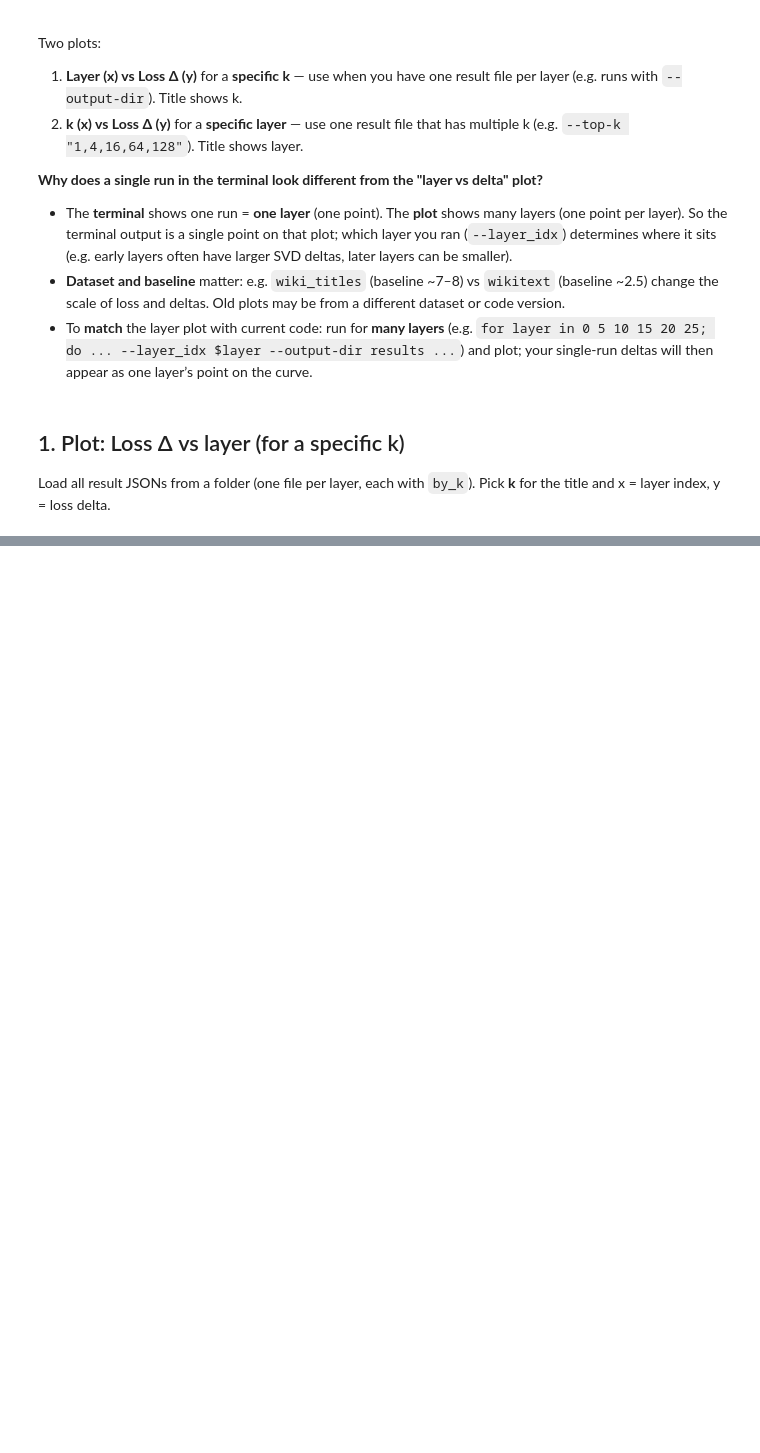
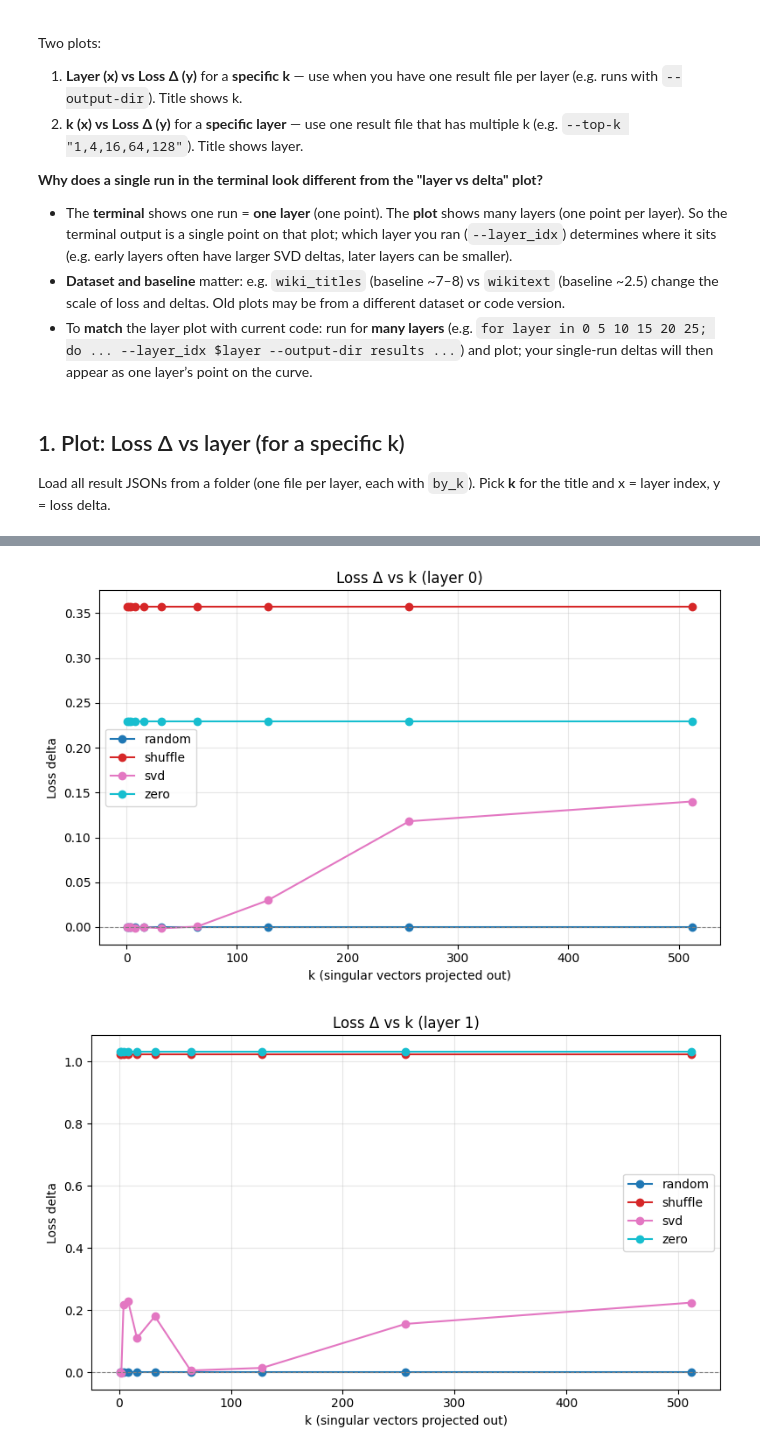
Before and after one commit to sagearc/GaleMoE, a Jupyter notebook: src/experiments/router_interventions/notebooks/project_out_plots.ipynb, the cells around one changed output, grey strips where cells are left out. Saved outputs shown, nothing was run; the diff lists cells and outputs as text; code cells hidden in the pictures; blank space fills up the shorter version.

```diff
--- a/src/experiments/router_interventions/notebooks/project_out_plots.ipynb
+++ b/src/experiments/router_interventions/notebooks/project_out_plots.ipynb
@@ -68,0 +79,27 @@ print(f"Layer: {layer_idx}, by_k keys: {list(results_one_layer.get('by_k', {}).k
+# %%
+# Choose which layer(s) to plot. Options:
+# 1. Single layer: LAYERS_TO_PLOT = [0]
+# 2. Multiple layers: LAYERS_TO_PLOT = [0, 1, 2]
+# 3. All available: LAYERS_TO_PLOT = None
+
+LAYERS_TO_PLOT = [0,1,2,3,4,5]  # Set to None for all layers or specify [0, 1, 2, etc.]
+
+# Load data for the selected layers
+if LAYERS_TO_PLOT is None:
+    # Load all available result files
+    layer_results = {r.get("config", {}).get("layer_idx"): r
+                     for r in results_by_layer}
+else:
+    # Load specific layers
+    layer_results = {}
+    for layer_idx in LAYERS_TO_PLOT:
+        for r in results_by_layer:
+            if r.get("config", {}).get("layer_idx") == layer_idx:
+                layer_results[layer_idx] = r
+                break
+
+# Show what we loaded
+print(f"Loaded layers: {sorted(layer_results.keys())}")
+if layer_results:
+    sample_result = next(iter(layer_results.values()))
+    print(f"by_k keys: {list(sample_result.get('by_k', {}).keys())}")
@@ -69,6 +126,10 @@ print(f"Layer: {layer_idx}, by_k keys: {list(results_one_layer.get('by_k', {}).k
 # %%
-fig2 = plot_delta_vs_k(
-    results_one_layer,
-    title=f"Loss Δ vs k (layer {layer_idx})",
-)
-fig2.show()
+for layer in layer_results:
+    fig2 = plot_delta_vs_k(
+        layer_results[layer],
+        title=f"Loss Δ vs k (layer {layer})",
+    )
+    fig2.show()
+# %% [output]
+[figure, added]
+[figure, added]
```
Also changed, not shown: parts of 8 cells of this notebook, 9 other files.
